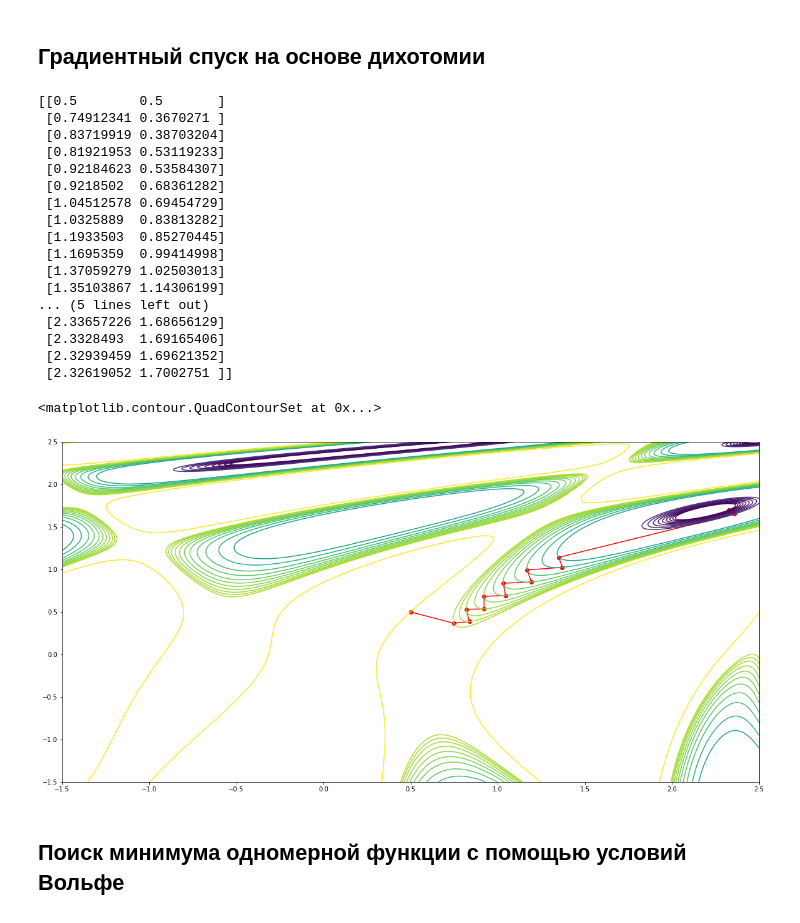
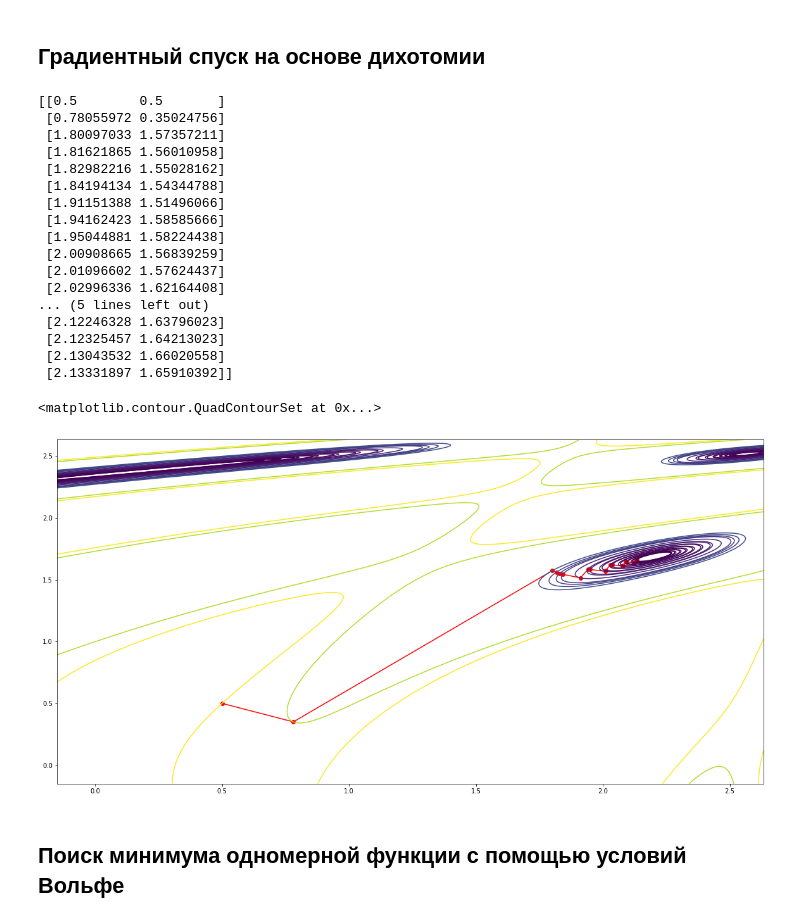
Before and after one commit to enotvtapke/MetOptLab1, a Jupyter notebook: gradient_descent.ipynb, the cells around one changed output. Saved outputs shown, nothing was run; the diff lists cells and outputs as text; code cells hidden in the pictures.

```diff
--- a/gradient_descent.ipynb
+++ b/gradient_descent.ipynb
@@ -131,43 +142,45 @@ plt.plot(points, f([points]) , 'o-')
 # %% [markdown]
 ## Градиентный спуск на основе дихотомии
 # %%
+import optimization as opt
+
 def f(x):
     return np.sin(0.5 * x[0]**2 - 0.25 * x[1]**2 + 3)*np.cos(2*x[0]+1-np.exp(x[1]))
 
 epoch = 20
 x = [0.5, 0.5]
 
 points = opt.gradient_descent(
     x,
-    lambda x: opt.min_in_direction(f, x, -opt.grad(f, x), "dichotomy"),
+    lambda x: opt.min_in_direction(f, x, -opt.grad(f, x)),
     lambda i, p: i >= epoch
 )
 
 print(points)
 plt.plot(points[:, 0], points[:, 1], 'o-', color="red")
-t = np.linspace(-1.5, 2.5, 1000)
+t = np.linspace(min(*points[:, 0], *points[:, 1]) - 0.5, max(*points[:, 0], *points[:, 1]) + 0.5, 1000)
 X = np.meshgrid(t, t)
-plt.contour(X[0], X[1], f(X), levels=sorted([f(p) for p in points]))
+plt.contour(X[0], X[1], f(X), levels=sorted(list(set([f(p) for p in points]))))
 # %% [output]
 [[0.5        0.5       ]
- [0.74912341 0.3670271 ]
- [0.83719919 0.38703204]
- [0.81921953 0.53119233]
- [0.92184623 0.53584307]
- [0.9218502  0.68361282]
- [1.04512578 0.69454729]
- [1.0325889  0.83813282]
- [1.1933503  0.85270445]
- [1.1695359  0.99414998]
- [1.37059279 1.02503013]
- [1.35103867 1.14306199]
+ [0.78055972 0.35024756]
+ [1.80097033 1.57357211]
+ [1.81621865 1.56010958]
+ [1.82982216 1.55028162]
+ [1.84194134 1.54344788]
+ [1.91151388 1.51496066]
+ [1.94162423 1.58585666]
+ [1.95044881 1.58224438]
+ [2.00908665 1.56839259]
+ [2.01096602 1.57624437]
+ [2.02996336 1.62164408]
 ... (5 lines left out)
- [2.33657226 1.68656129]
- [2.3328493  1.69165406]
- [2.32939459 1.69621352]
- [2.32619052 1.7002751 ]]
+ [2.12246328 1.63796023]
+ [2.12325457 1.64213023]
+ [2.13043532 1.66020558]
+ [2.13331897 1.65910392]]
 <matplotlib.contour.QuadContourSet at 0x...>
-[figure, old version]
+[figure, new version]
 # %% [markdown]
 ## Поиск минимума одномерной функции с помощью условий Вольфе
 # %%
```
Also changed, not shown: parts of 7 cells of this notebook, 3 other files.
